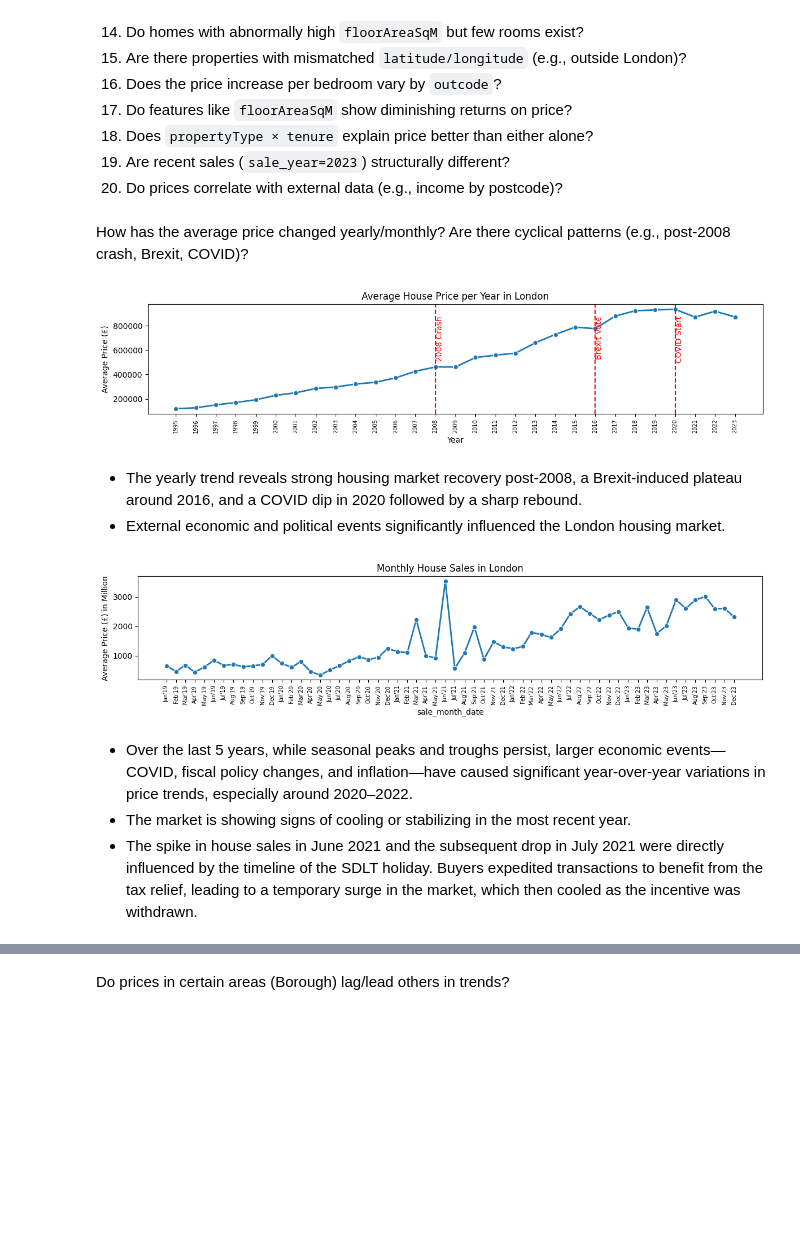
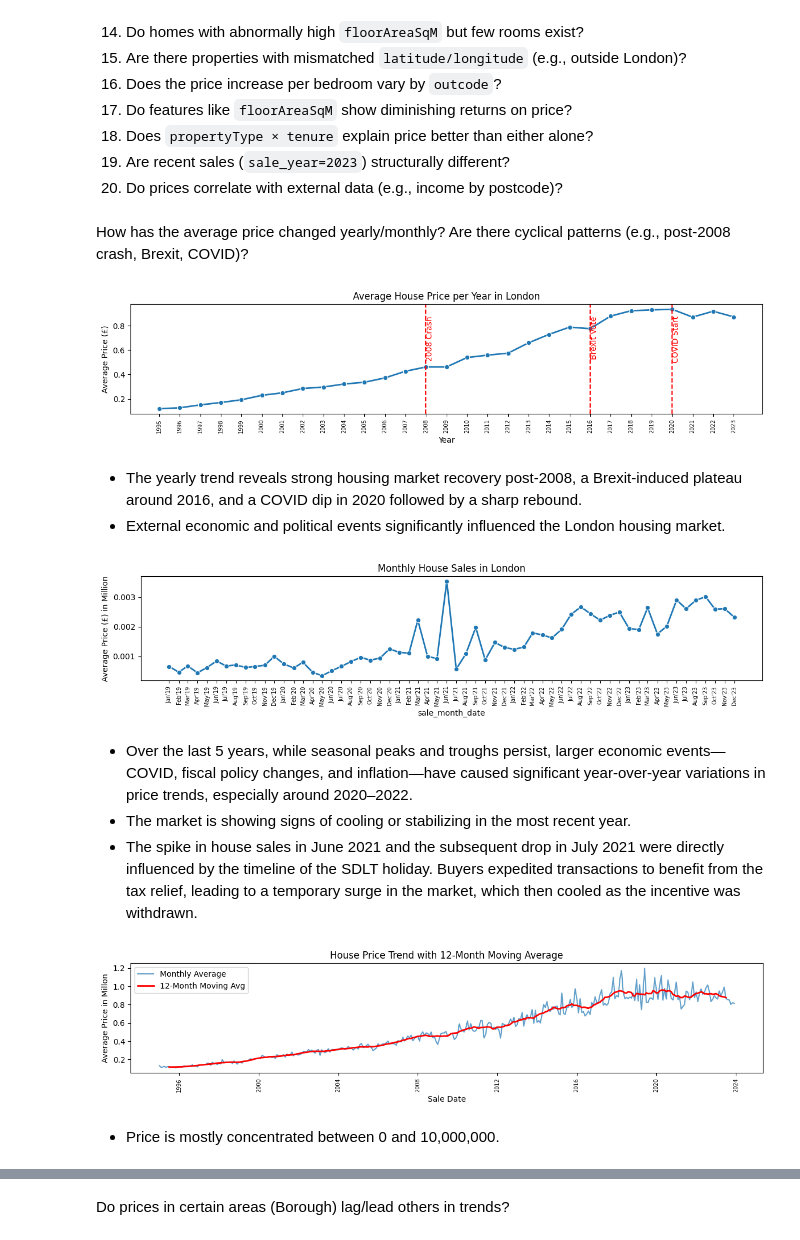
Before and after one commit to DHANP2510/DATA_SCIENCE_LR_LONDON_HOUSE_PRICE_PREDICTION, a Jupyter notebook: notebooks/02-eda.ipynb, the cells around one changed output, grey strips where cells are left out. Cells and saved outputs as stored; diff of their text form; code cells hidden in the pictures; blank space fills up the shorter version.

```diff
--- a/notebooks/02-eda.ipynb
+++ b/notebooks/02-eda.ipynb
@@ -47,6 +48,7 @@ cleaner.show_info()
 
 # Get the cleaned data
 df = cleaner.get_clean_data()
+df["price"] = df["price"]*(10**-6)
 df.replace([np.inf, -np.inf], np.nan, inplace=True)
 df.describe()
 # %% [output]
@@ -159,35 +161,64 @@ display(Markdown("""
 
 
 # Monthly average across all years
 graph_data_01 = df[["sale_month", "sale_year", "price"]]
 graph_data_01["sale_month_date"] = pd.to_datetime(df['sale_year'].astype(str) + '-' + df['sale_month'].astype(str) + '-01')
 graph_data_01["price"] = graph_data_01["price"] * (10**-6)
 graph_data_01.groupby(by="sale_month_date")["price"].sum().reset_index()
 
 graph_data_02 = graph_data_01.groupby(by="sale_month_date")["price"].sum().reset_index()
 graph_data_02 = graph_data_02[graph_data_02["sale_month_date"] >= "2019-01-01"]
 
 # Plot
 plt.figure(figsize=(12, 3))
 sns.lineplot(data=graph_data_02, x='sale_month_date', y='price', marker='o', linewidth=2)
 plt.title(f'Monthly House Sales in London', fontsize=12)
 plt.xlabel('sale_month_date')
 plt.ylabel('Average Price (£) in Million')
 plt.xticks(graph_data_02["sale_month_date"], [date.strftime('%b\'%y') for date in graph_data_02["sale_month_date"]], rotation=90, ha='center', fontsize=7)
 plt.grid(False)
 plt.tight_layout()
 plt.show()
 
-
 display(Markdown("""
 - Over the last 5 years, while seasonal peaks and troughs persist,
 larger economic events—COVID, fiscal policy changes, and inflation—have caused significant year-over-year variations in price trends, especially around 2020–2022.
 - The market is showing signs of cooling or stabilizing in the most recent year.
 - The spike in house sales in June 2021 and the subsequent drop in July 2021 were directly influenced by the timeline of the SDLT holiday.
 Buyers expedited transactions to benefit from the tax relief, leading to a temporary surge in the market, which then cooled as the incentive was withdrawn."""))
+
+
+# Step 1: Create a sale_date column
+df['sale_date'] = pd.to_datetime({
+    'year': df['sale_year'],
+    'month': df['sale_month'],
+    'day': 1
+})
+
+# Step 2: Group by sale_date and calculate monthly average
+monthly_avg = df.groupby('sale_date')['price'].mean().reset_index()
+
+# Step 3: Calculate 12-month moving average
+monthly_avg['moving_avg'] = monthly_avg['price'].rolling(window=12, center=True).mean()
+
+# Step 4: Plot both original and moving average
+plt.figure(figsize=(12, 3))
+plt.plot(monthly_avg['sale_date'], monthly_avg['price'], label='Monthly Average', alpha=0.7)
+plt.plot(monthly_avg['sale_date'], monthly_avg['moving_avg'], label='12-Month Moving Avg', linewidth=2, color="red")
+plt.title("House Price Trend with 12-Month Moving Average", fontsize=12)
+plt.xlabel("Sale Date")
+plt.ylabel("Average Price in Millon")
+plt.xticks(rotation=90, ha='center', fontsize=7)
+plt.legend()
+plt.tight_layout()
+plt.show()
+
+
+display(Markdown("""
+- Price is mostly concentrated between 0 and 10,000,000."""))
 # %% [output]
 How has the average price changed yearly/monthly? Are there cyclical patterns (e.g., post-2008 crash, Brexit, COVID)?
-[figure, old version]
+[figure, new version]
 
 - The yearly trend reveals strong housing market recovery post-2008, a Brexit-induced plateau around 2016,
   and a COVID dip in 2020 followed by a sharp rebound.
@@ -199,6 +230,9 @@ larger economic events—COVID, fiscal policy changes, and inflation—have caus
 - The market is showing signs of cooling or stabilizing in the most recent year.
 - The spike in house sales in June 2021 and the subsequent drop in July 2021 were directly influenced by the timeline of the SDLT holiday.
 Buyers expedited transactions to benefit from the tax relief, leading to a temporary surge in the market, which then cooled as the incentive was withdrawn.
+[figure, added]
+
+- Price is mostly concentrated between 0 and 10,000,000.
 # %%
 display(Markdown("Which years had the highest price variance (e.g., economic shocks)?"))
 
```
Also changed, not shown: parts of 7 cells of this notebook.
